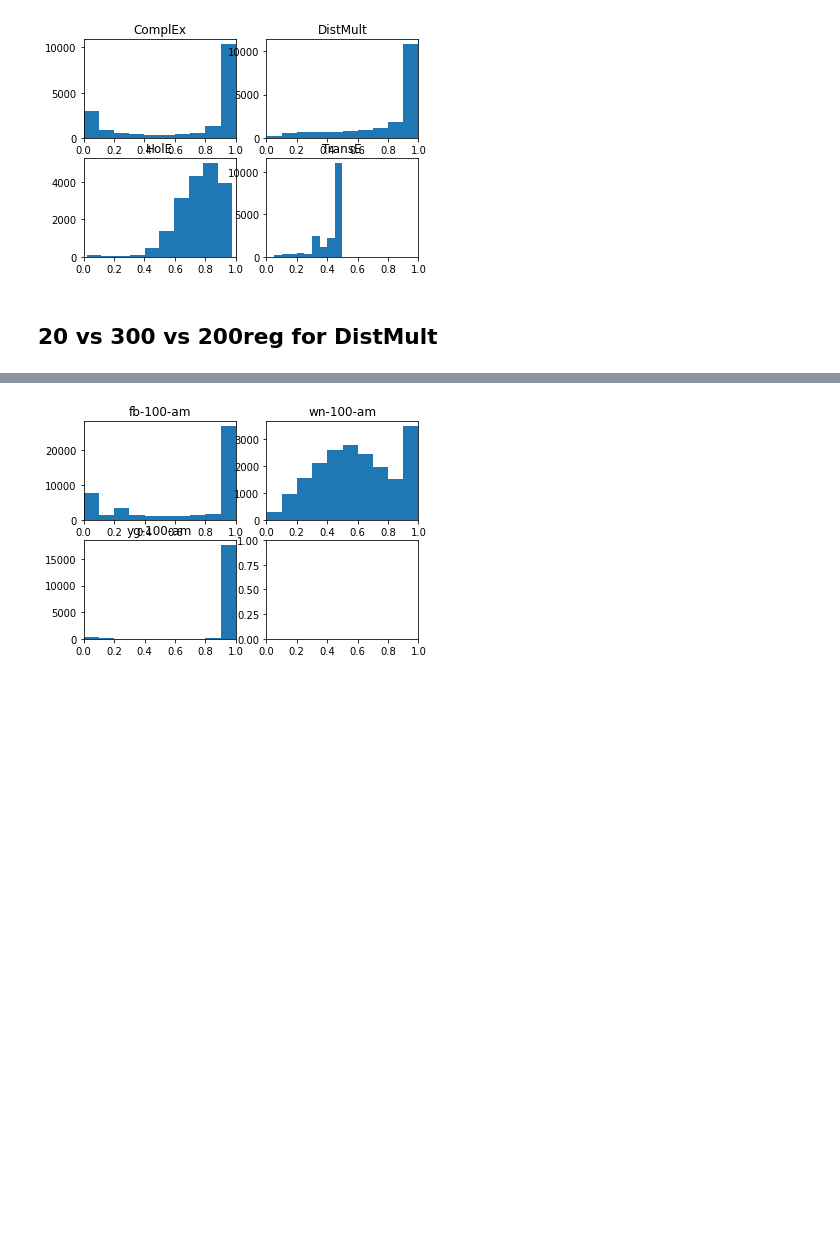
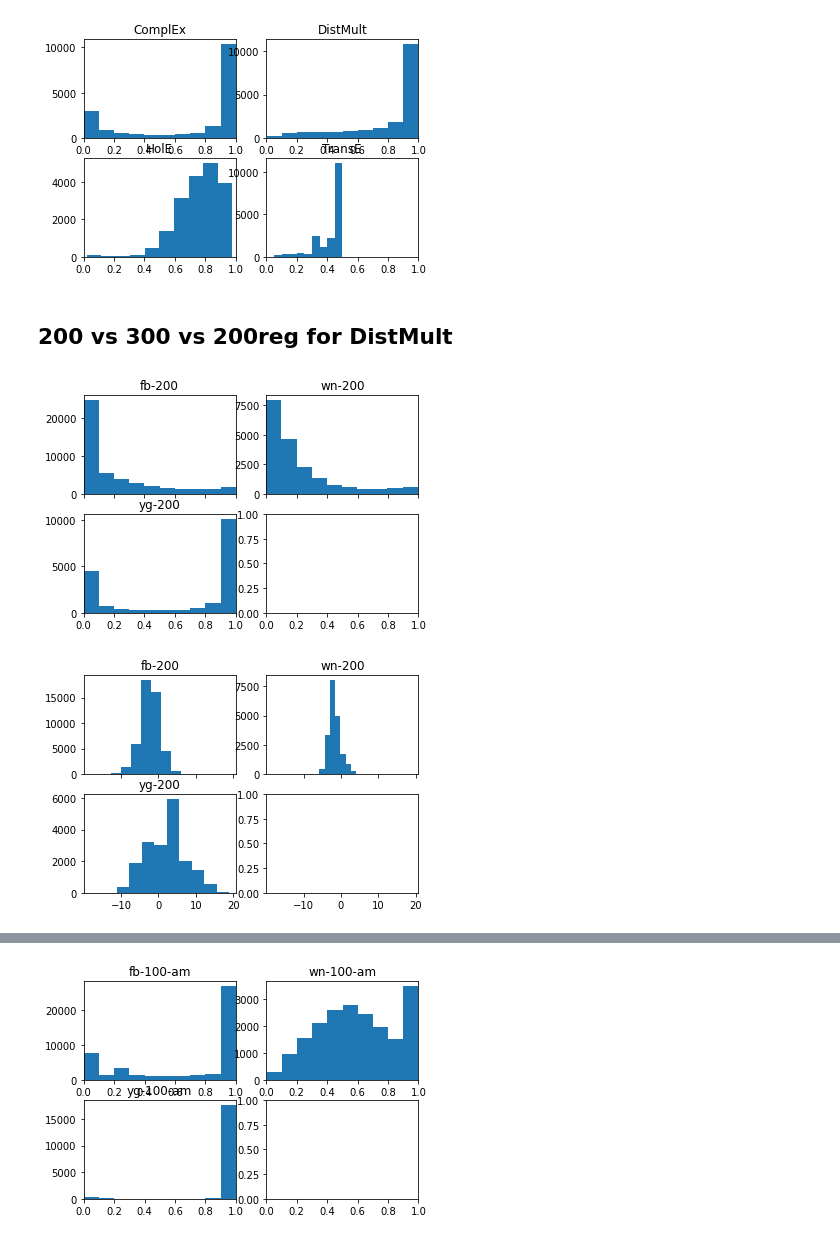
Before and after one commit to TREAT-UOE/kgcal, a Jupyter notebook: notebooks/exp8.ipynb, the cells around one changed output, grey strips where cells are left out. Drawn from its saved outputs; the diff is of its cells as text; code cells hidden in the pictures; blank space fills up the shorter version.

```diff
--- a/notebooks/exp8.ipynb
+++ b/notebooks/exp8.ipynb
@@ -186,5 +188,5 @@ for i, m in enumerate(ygs.values()):
 # %% [output]
 [figure]
 # %% [markdown]
-## 20 vs 300 vs 200reg for DistMult
+## 200 vs 300 vs 200reg for DistMult
 # %%
@@ -192,2 +194,15 @@ path = r'C:\Users\s1904162\Downloads\kgcal\distmult'
 dists = [ restore_model(os.path.join(path, p)) for p in os.listdir(path) if os.path.isfile(os.path.join(path, p))]
+# %%
+fig, axes = plt.subplots(2, 2, sharex=True)
+plot_prob_hist(dists[1], ds.fb13, axes[0][0], 'fb-200')
+plot_prob_hist(dists[4], ds.wn18, axes[0][1], 'wn-200')
+plot_prob_hist(dists[7], ds.yago39, axes[1][0], 'yg-200')
+
+fig, axes = plt.subplots(2, 2, sharex=True)
+plot_score_hist(dists[1], ds.fb13, axes[0][0], 'fb-200')
+plot_score_hist(dists[4], ds.wn18, axes[0][1], 'wn-200')
+plot_score_hist(dists[7], ds.yago39, axes[1][0], 'yg-200')
+# %% [output]
+[figure, added]
+[figure, added]
 # %%
```
Also changed, not shown: parts of 11 cells of this notebook, 1 other file.
